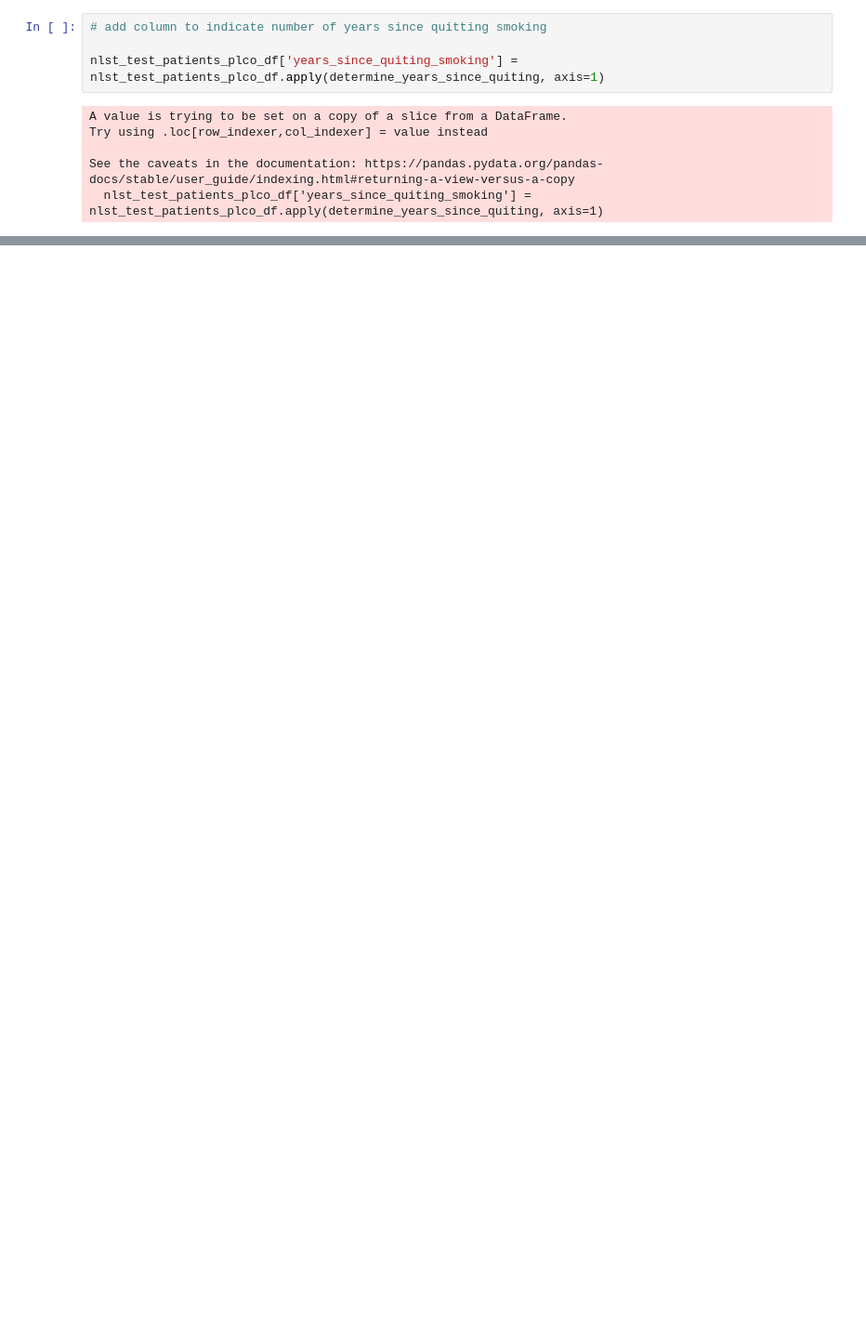
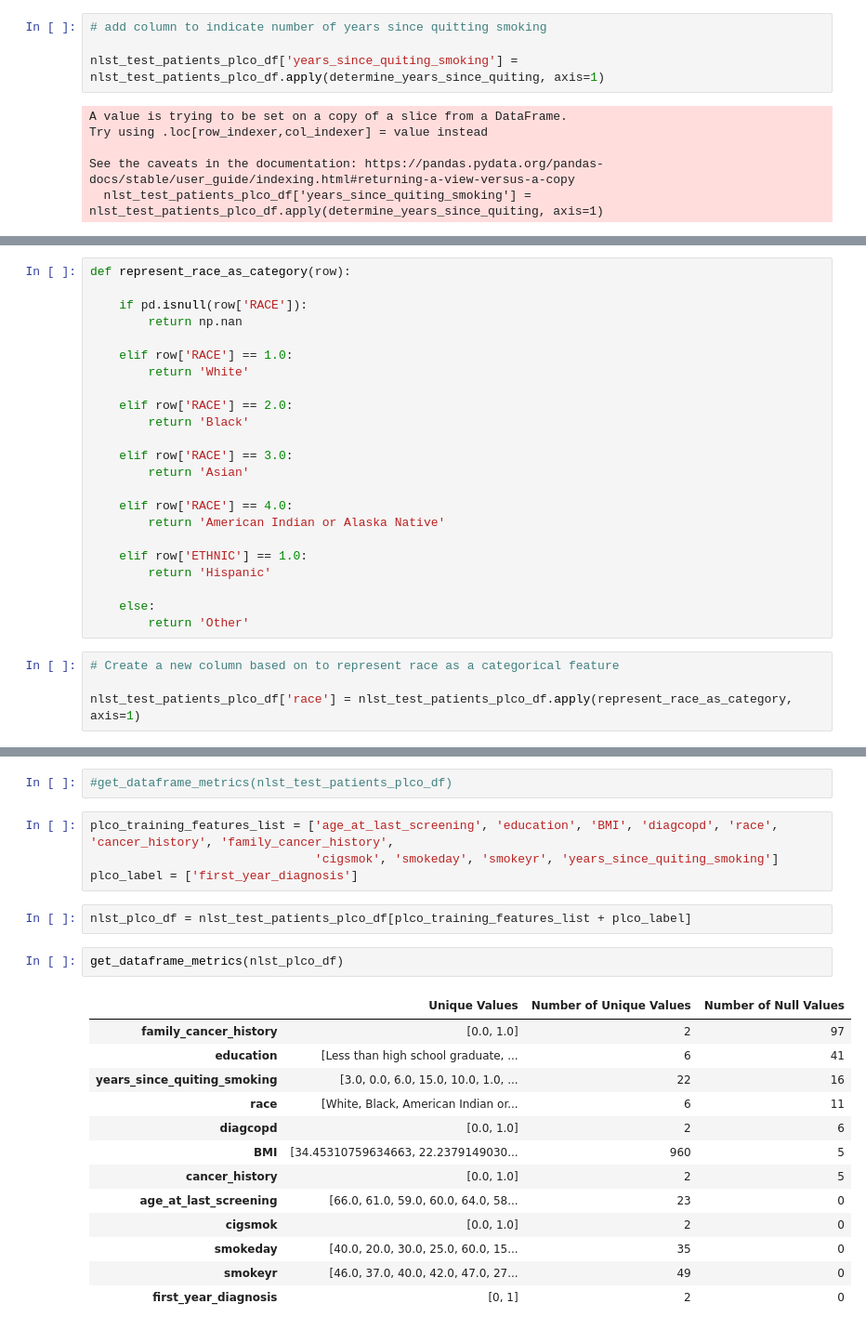
Before and after one commit to leonardgarcia90/Sybil-Project, a Jupyter notebook: Sybil ML Training.ipynb, the cells around one changed output, grey strips where cells are left out. Shown at 93% size. Drawn from its saved outputs; the diff is of its cells as text; blank space fills up the shorter version.

```diff
--- a/Sybil ML Training.ipynb
+++ b/Sybil ML Training.ipynb
@@ -2001,0 +2215,27 @@ nlst_test_patients_plco_df[['age','age_quit','years_since_quiting_smoking']].hea
+# %%
+def represent_race_as_category(row):
+
+    if pd.isnull(row['RACE']):
+        return np.nan
+
+    elif row['RACE'] == 1.0:
+        return 'White'
+
+    elif row['RACE'] == 2.0:
+        return 'Black'
+
+    elif row['RACE'] == 3.0:
+        return 'Asian'
+
+    elif row['RACE'] == 4.0:
+        return 'American Indian or Alaska Native'
+
+    elif row['ETHNIC'] == 1.0:
+        return 'Hispanic'
+
+    else:
+        return 'Other'
+# %%
+# Create a new column based on to represent race as a categorical feature
+
+nlst_test_patients_plco_df['race'] = nlst_test_patients_plco_df.apply(represent_race_as_category, axis=1)
@@ -2001,0 +2265,24 @@ nlst_test_patients_plco_df[['age','age_quit','years_since_quiting_smoking']].hea
+# %%
+#get_dataframe_metrics(nlst_test_patients_plco_df)
+# %%
+plco_training_features_list = ['age_at_last_screening', 'education', 'BMI', 'diagcopd', 'race', 'cancer_history', 'family_cancer_history',
+                               'cigsmok', 'smokeday', 'smokeyr', 'years_since_quiting_smoking']
+plco_label = ['first_year_diagnosis']
+# %%
+nlst_plco_df = nlst_test_patients_plco_df[plco_training_features_list + plco_label]
+# %%
+get_dataframe_metrics(nlst_plco_df)
+# %% [output]
+|  | Unique Values | Number of Unique Values | Number of Null Values |
+| family_cancer_history | [0.0, 1.0] | 2 | 97 |
+| education | [Less than high school graduate, ... | 6 | 41 |
+| years_since_quiting_smoking | [3.0, 0.0, 6.0, 15.0, 10.0, 1.0, ... | 22 | 16 |
+| race | [White, Black, American Indian or... | 6 | 11 |
+| diagcopd | [0.0, 1.0] | 2 | 6 |
+| BMI | [34.45310759634663, 22.2379149030... | 960 | 5 |
+| cancer_history | [0.0, 1.0] | 2 | 5 |
+| age_at_last_screening | [66.0, 61.0, 59.0, 60.0, 64.0, 58... | 23 | 0 |
+| cigsmok | [0.0, 1.0] | 2 | 0 |
+| smokeday | [40.0, 20.0, 30.0, 25.0, 60.0, 15... | 35 | 0 |
+| smokeyr | [46.0, 37.0, 40.0, 42.0, 47.0, 27... | 49 | 0 |
+| first_year_diagnosis | [0, 1] | 2 | 0 |
```
Also changed, not shown: parts of 94 cells of this notebook.
